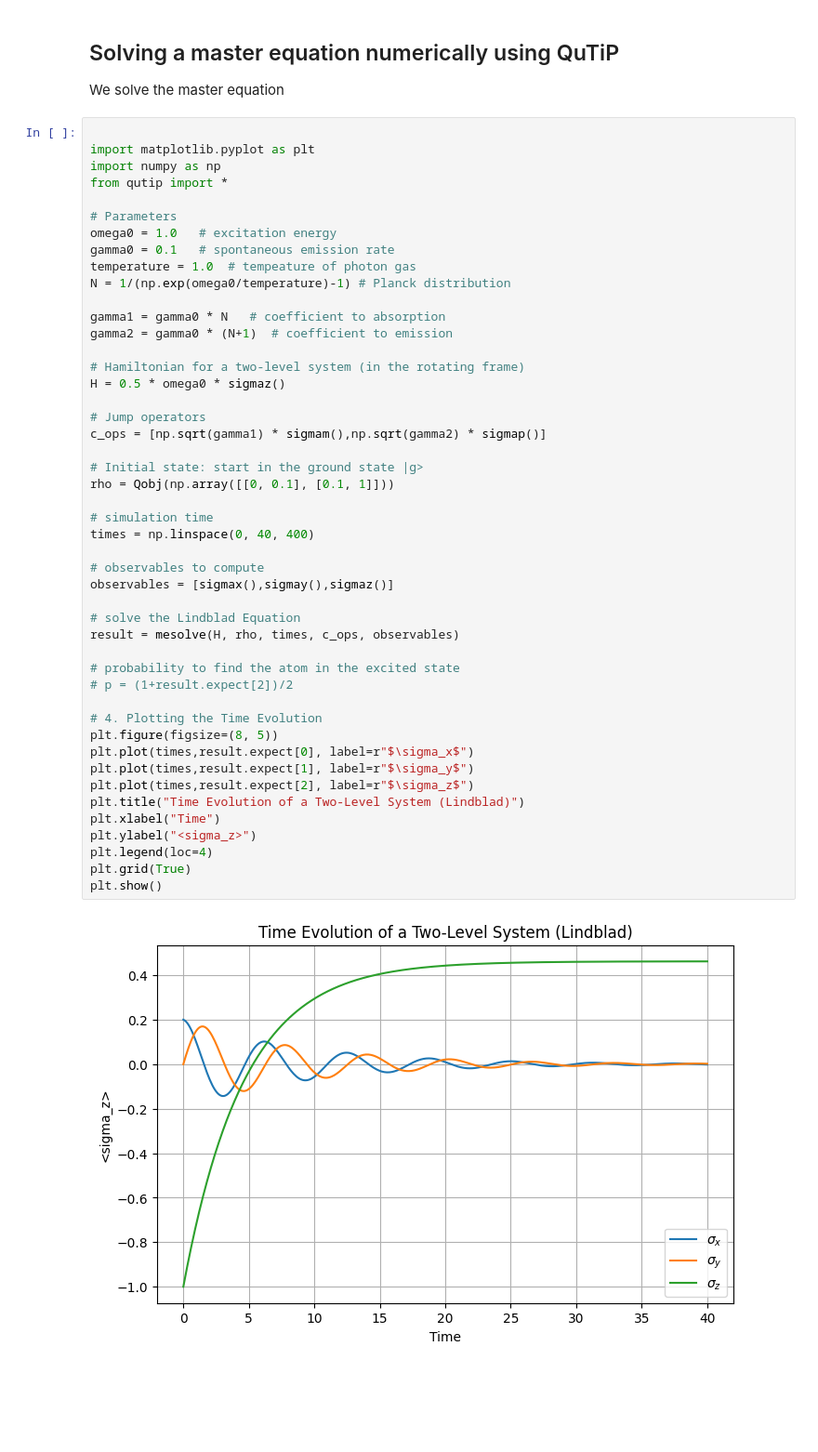
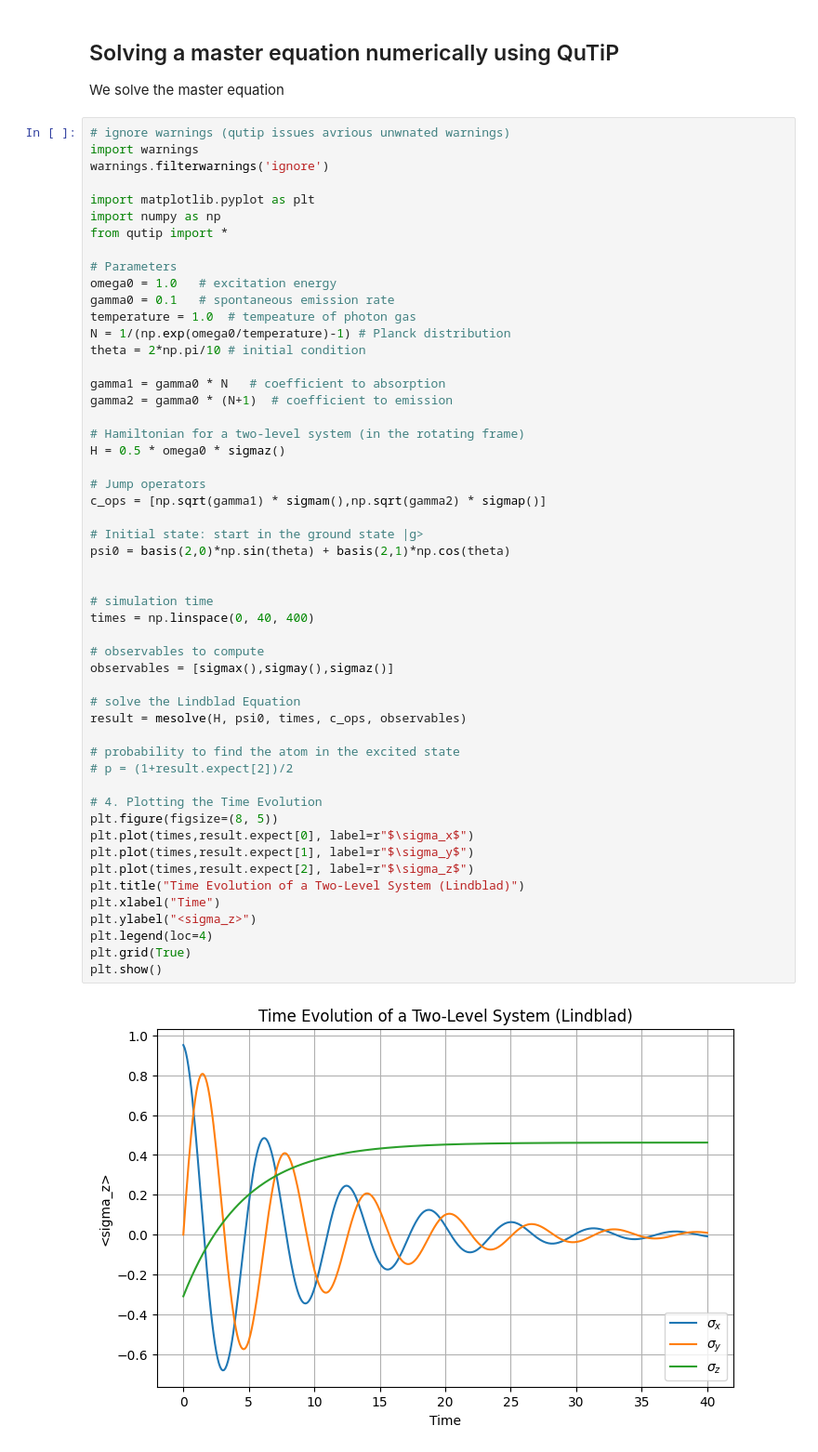
Before and after one commit to ryoichikawai/q-optics, a Jupyter notebook: _build/jupyter_execute/openqm/lindblad.ipynb, the cells around one changed output. Shown at 93% size. Drawn from its saved outputs; the diff is of its cells as text; blank space fills up the shorter version.

```diff
--- a/_build/jupyter_execute/openqm/lindblad.ipynb
+++ b/_build/jupyter_execute/openqm/lindblad.ipynb
@@ -183,6 +234,9 @@ A nice things about the Bloch equation is that you can visualize the solution on
 
 We solve the master equation
 # %%
+# ignore warnings (qutip issues avrious unwnated warnings)
+import warnings
+warnings.filterwarnings('ignore')
 
 import matplotlib.pyplot as plt
 import numpy as np
@@ -193,6 +247,7 @@ omega0 = 1.0   # excitation energy
 gamma0 = 0.1   # spontaneous emission rate
 temperature = 1.0  # tempeature of photon gas
 N = 1/(np.exp(omega0/temperature)-1) # Planck distribution
+theta = 2*np.pi/10 # initial condition
 
 gamma1 = gamma0 * N   # coefficient to absorption
 gamma2 = gamma0 * (N+1)  # coefficient to emission
@@ -201,33 +256,34 @@ gamma2 = gamma0 * (N+1)  # coefficient to emission
 H = 0.5 * omega0 * sigmaz()
 
 # Jump operators
 c_ops = [np.sqrt(gamma1) * sigmam(),np.sqrt(gamma2) * sigmap()]
 
 # Initial state: start in the ground state |g>
-rho = Qobj(np.array([[0, 0.1], [0.1, 1]]))
+psi0 = basis(2,0)*np.sin(theta) + basis(2,1)*np.cos(theta)
+
 
 # simulation time
 times = np.linspace(0, 40, 400)
 
 # observables to compute
 observables = [sigmax(),sigmay(),sigmaz()]
 
 # solve the Lindblad Equation
-result = mesolve(H, rho, times, c_ops, observables)
+result = mesolve(H, psi0, times, c_ops, observables)
 
 # probability to find the atom in the excited state
 # p = (1+result.expect[2])/2
 
 # 4. Plotting the Time Evolution
 plt.figure(figsize=(8, 5))
 plt.plot(times,result.expect[0], label=r"$\sigma_x$")
 plt.plot(times,result.expect[1], label=r"$\sigma_y$")
 plt.plot(times,result.expect[2], label=r"$\sigma_z$")
 plt.title("Time Evolution of a Two-Level System (Lindblad)")
 plt.xlabel("Time")
 plt.ylabel("<sigma_z>")
 plt.legend(loc=4)
 plt.grid(True)
 plt.show()
 # %% [output]
-[figure, old version]
+[figure, new version]
```
Also changed, not shown: parts of 10 cells of this notebook, 14 other files.
